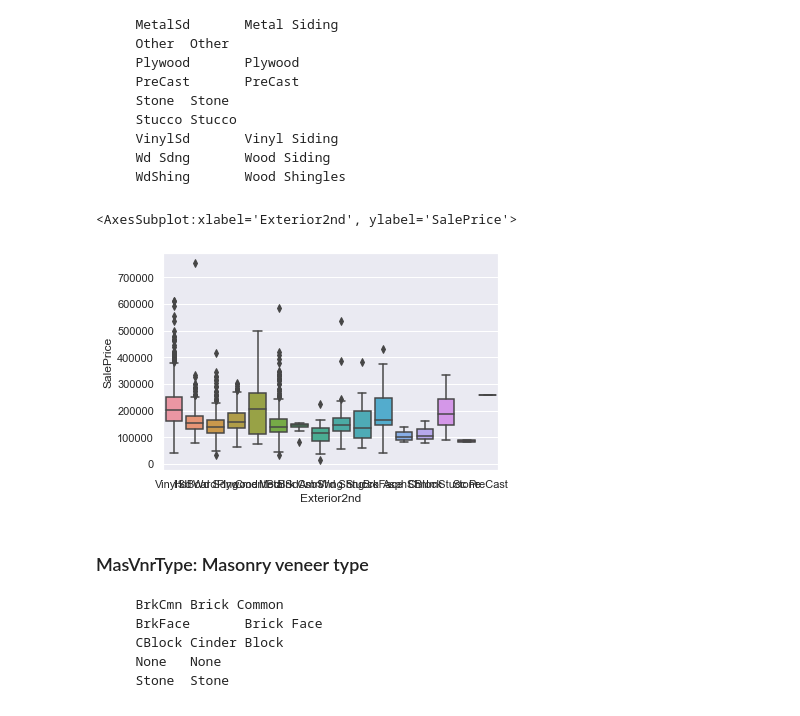
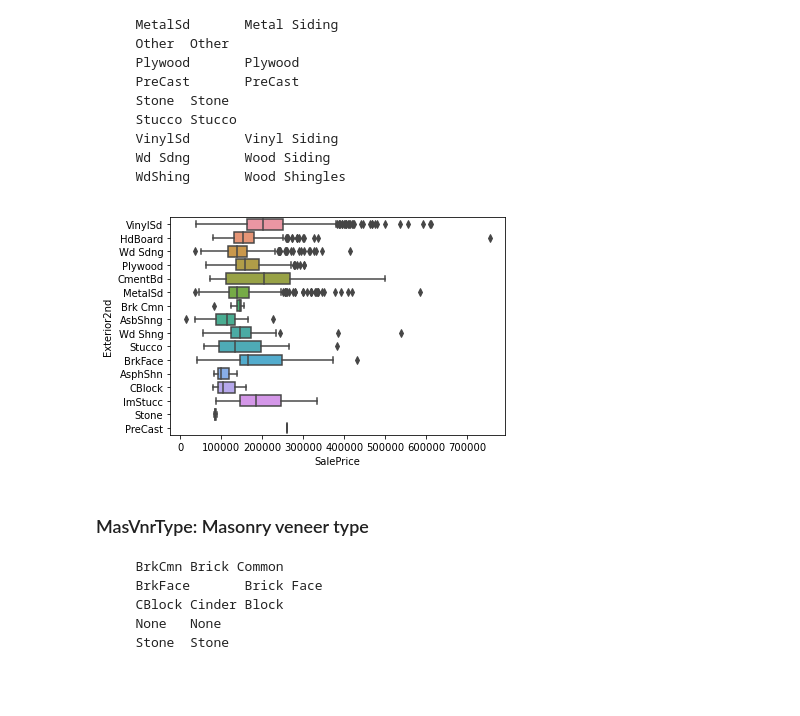
Before and after one commit to nikita-agrawal/Ames-Housing-Analysis, a Jupyter notebook: Julie/initialEDA.ipynb, the cells around one changed output. Cells and saved outputs as stored; diff of their text form; code cells hidden in the pictures; blank space fills up the shorter version.

```diff
--- a/Julie/initialEDA.ipynb
+++ b/Julie/initialEDA.ipynb
@@ -275,10 +352,9 @@ sns.boxplot(data=trainSetJ, x="Exterior1st", y="SalePrice")
        Wd Sdng       Wood Siding
        WdShing       Wood Shingles
 # %%
-sns.boxplot(data=trainSetJ, x="Exterior2nd", y="SalePrice")
+sns.boxplot(data=trainSetJ, y="Exterior2nd", x="SalePrice");
 # %% [output]
-<AxesSubplot:xlabel='Exterior2nd', ylabel='SalePrice'>
-[figure, old version]
+[figure, new version]
 # %% [markdown]
 ### MasVnrType: Masonry veneer type
 
```
Also changed, not shown: parts of 38 cells of this notebook, 1 other file.
